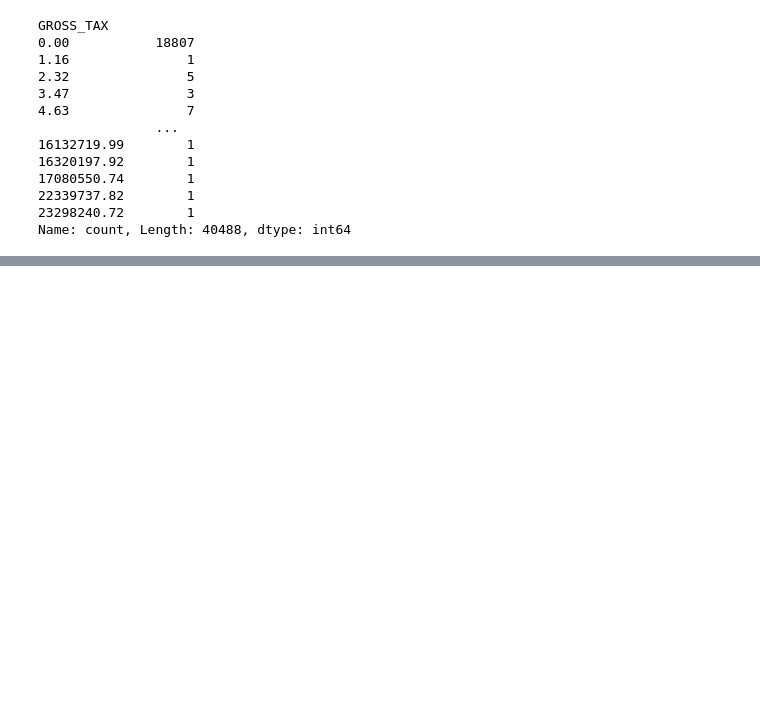
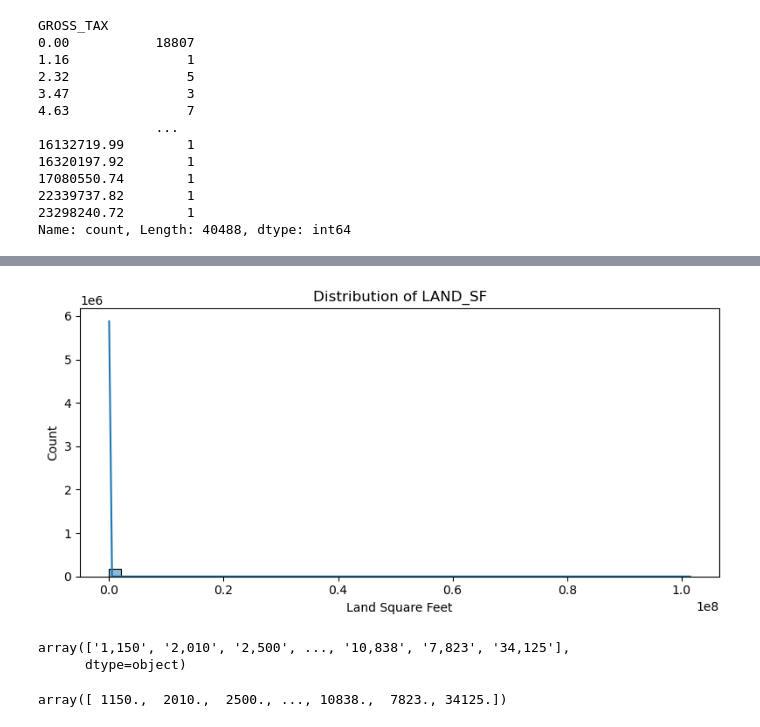
Before and after one commit to suranabhavya/Data-Science-Project, a Jupyter notebook: Property_ass.ipynb, the cells around one changed output, grey strips where cells are left out. Drawn from its saved outputs; the diff is of its cells as text; code cells hidden in the pictures; blank space fills up the shorter version.

```diff
--- a/Property_ass.ipynb
+++ b/Property_ass.ipynb
@@ -538,0 +566,2 @@ Name: count, Length: 40488, dtype: int64
+# %%
+data_pa['GROSS_TAX_LOG'] = np.log1p(data_pa['GROSS_TAX'])
@@ -538,0 +584,21 @@ Name: count, Length: 40488, dtype: int64
+# %%
+import seaborn as sns
+import matplotlib.pyplot as plt
+
+# Strip commas only for plotting (non-destructive)
+temp_land_sf = data_pa['LAND_SF'].replace(',', '', regex=True).astype(float)
+
+plt.figure(figsize=(8, 4))
+sns.histplot(temp_land_sf, bins=50, kde=True)
+plt.title('Distribution of LAND_SF')
+plt.xlabel('Land Square Feet')
+plt.ylabel('Count')
+plt.tight_layout()
+plt.show()
+# %% [output]
+[figure, added]
+# %%
+data_pa['LAND_SF'].unique()
+# %% [output]
+array(['1,150', '2,010', '2,500', ..., '10,838', '7,823', '34,125'],
+      dtype=object)
@@ -538,0 +610,4 @@ Name: count, Length: 40488, dtype: int64
+# %%
+data_pa['LAND_SF'].unique()
+# %% [output]
+array([ 1150.,  2010.,  2500., ..., 10838.,  7823., 34125.])
```
Also changed, not shown: parts of 29 cells of this notebook.
